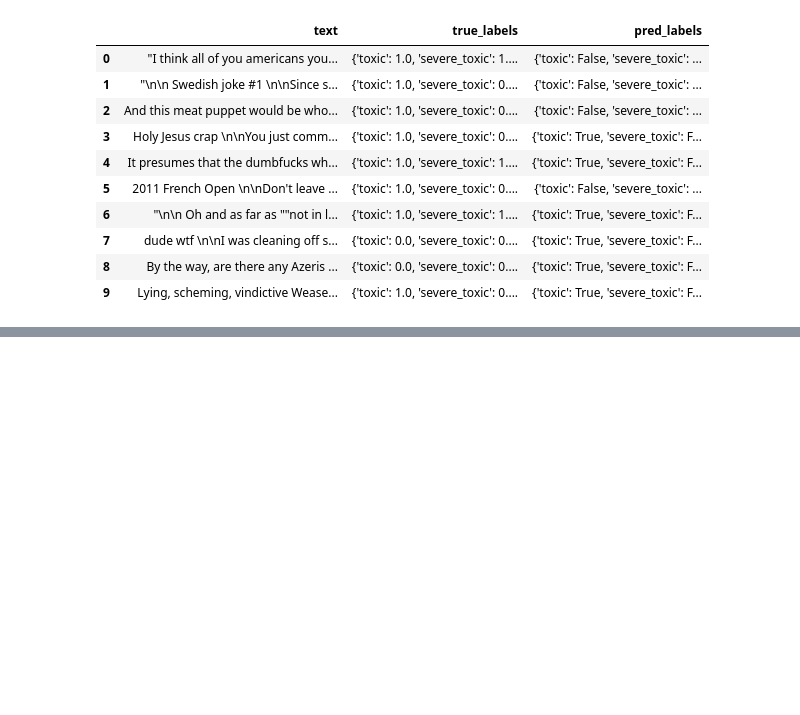
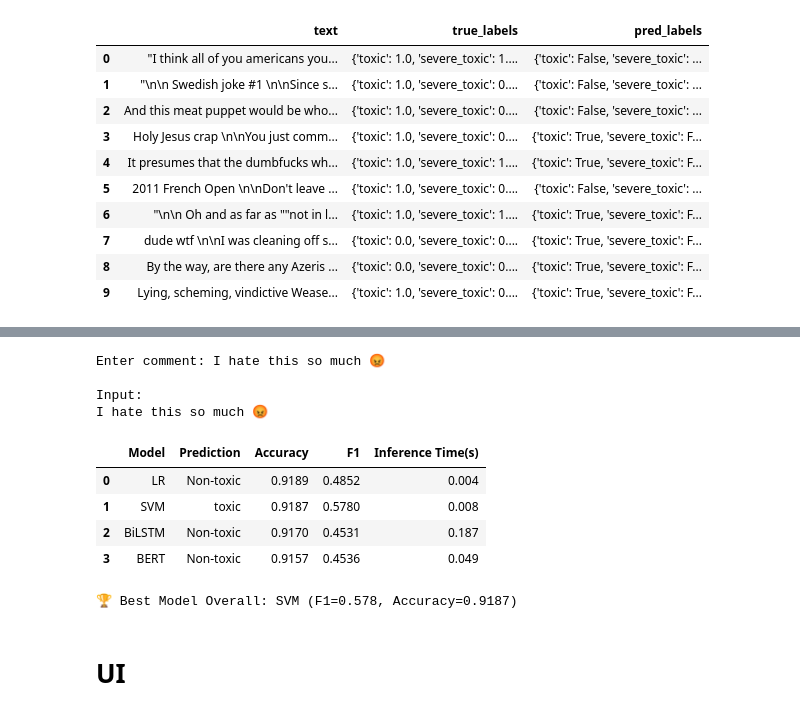
Before and after one commit to tanishataranoon/MY_ML_project, a Jupyter notebook: Comparison.ipynb, the cells around one changed output, grey strips where cells are left out. Drawn from its saved outputs; the diff is of its cells as text; code cells hidden in the pictures; blank space fills up the shorter version.

```diff
--- a/Comparison.ipynb
+++ b/Comparison.ipynb
@@ -1425,0 +1582,41 @@ TF-IDF + SVM (advanced)    0.9187     0.7193  0.4957      0.5780             6.3
+# %%
+sample_comments = [
+    "I love your videos",
+    "You are a stupid idiot",
+    "Have a nice day",
+    "Shut up moron",
+    "Amazing work"
+]
+
+sample_clean = [
+    advanced_preprocess(t)
+    for t in sample_comments
+]
+
+sample_seq_clean = lstm_tok.texts_to_sequences(sample_clean)
+
+
+sample_pad_clean = pad_sequences(
+    sample_seq_clean,
+    maxlen=max_len,
+    padding='post',
+    truncating='post'
+)
+
+pred_probs_clean = lstm_model.predict(sample_pad_clean)
+
+pred_clean = (pred_probs_clean > 0.5).astype(int)
+
+for text, pred in zip(sample_comments, pred_clean):
+
+    print("\nComment:", text)
+
+    toxic_found = False
+
+    for label, value in zip(label_cols, pred):
+        if value == 1:
+            toxic_found = True
+            print(f"{label}: Toxic")
+
+    if not toxic_found:
+        print("Prediction: Non-toxic")
@@ -1425,0 +1852,15 @@ TF-IDF + SVM (advanced)    0.9187     0.7193  0.4957      0.5780             6.3
+# %%
+compare_models()
+# %% [output]
+Enter comment: I hate this so much 😡
+
+Input:
+I hate this so much 😡
+|  | Model | Prediction | Accuracy | F1 | Inference Time(s) |
+| 0 | LR | Non-toxic | 0.9189 | 0.4852 | 0.004 |
+| 1 | SVM | toxic | 0.9187 | 0.5780 | 0.008 |
+| 2 | BiLSTM | Non-toxic | 0.9170 | 0.4531 | 0.187 |
+| 3 | BERT | Non-toxic | 0.9157 | 0.4536 | 0.049 |
+🏆 Best Model Overall: SVM (F1=0.578, Accuracy=0.9187)
+# %% [markdown]
+# UI
```
Also changed, not shown: parts of 42 cells of this notebook.
